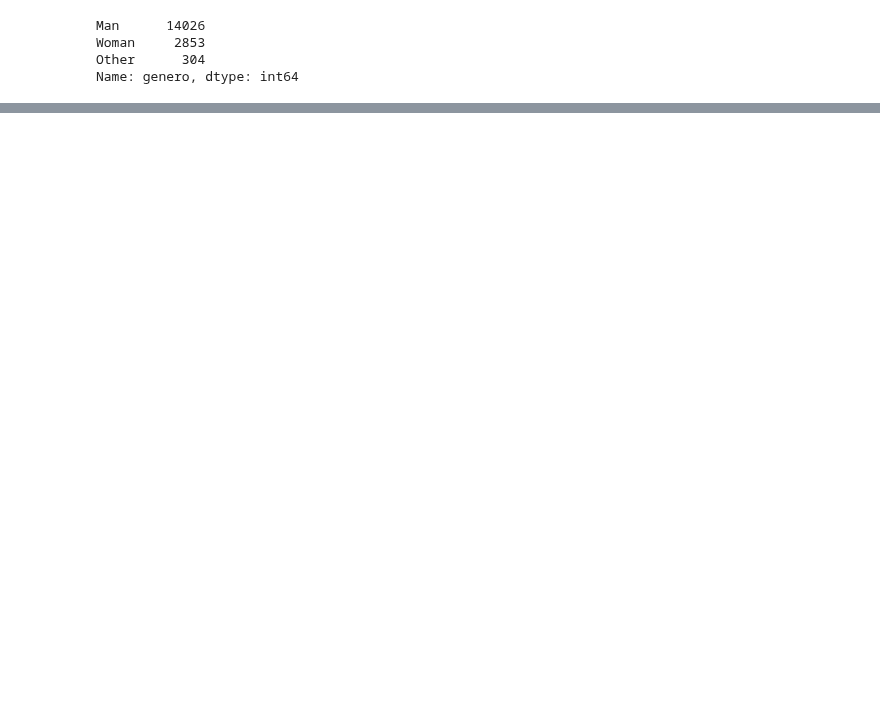
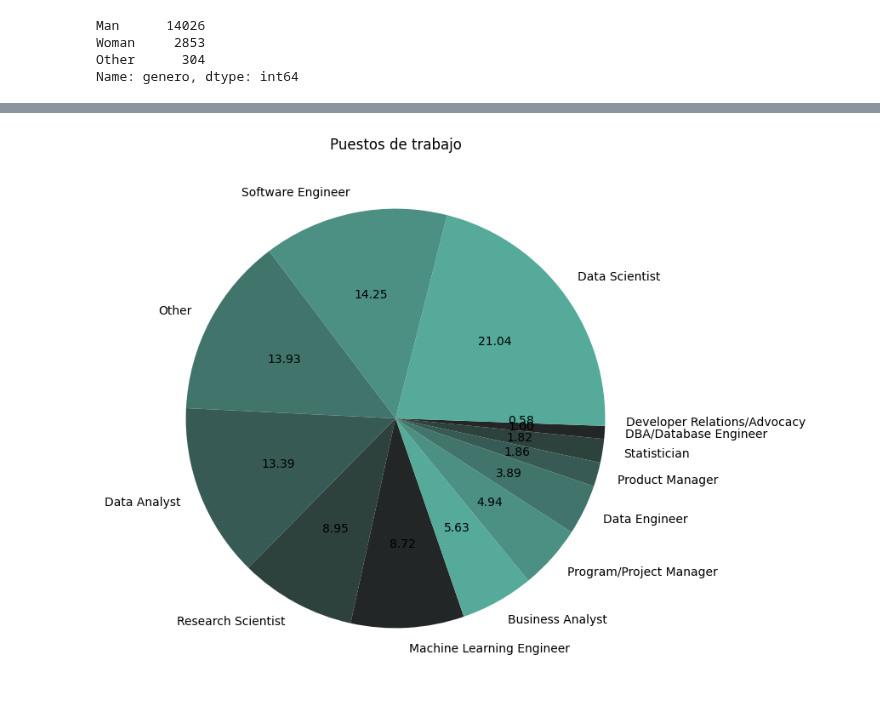
Before and after one commit to paulafuenteg/Kaggle-DS-ML-Survey, a Jupyter notebook: EDA/EDA-Paula.ipynb, the cells around one changed output, grey strips where cells are left out. Cells and saved outputs as stored; diff of their text form; code cells hidden in the pictures; blank space fills up the shorter version.

```diff
--- a/EDA/EDA-Paula.ipynb
+++ b/EDA/EDA-Paula.ipynb
@@ -103,0 +123,8 @@ df_edad.head()
+# %%
+df_pieplot = df['puesto_trabajo'].value_counts().reset_index()
+plt.figure()
+plt.pie(df_pieplot['puesto_trabajo'], labels= df_pieplot["index"], autopct= '%.2f')
+plt.title("Puestos de trabajo")
+plt.show()
+# %% [output]
+[figure, added]
```
Also changed, not shown: parts of 16 cells of this notebook.
